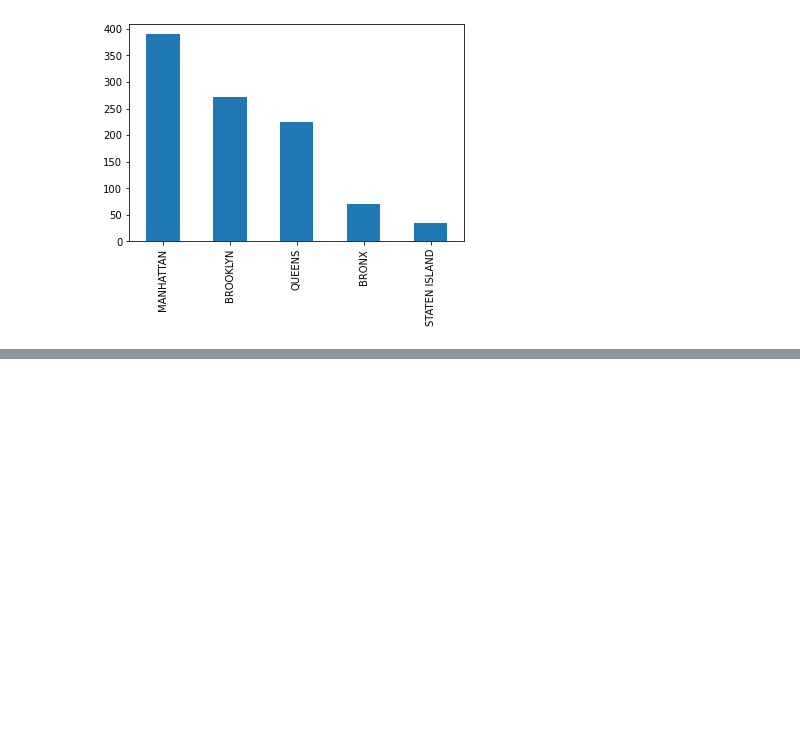
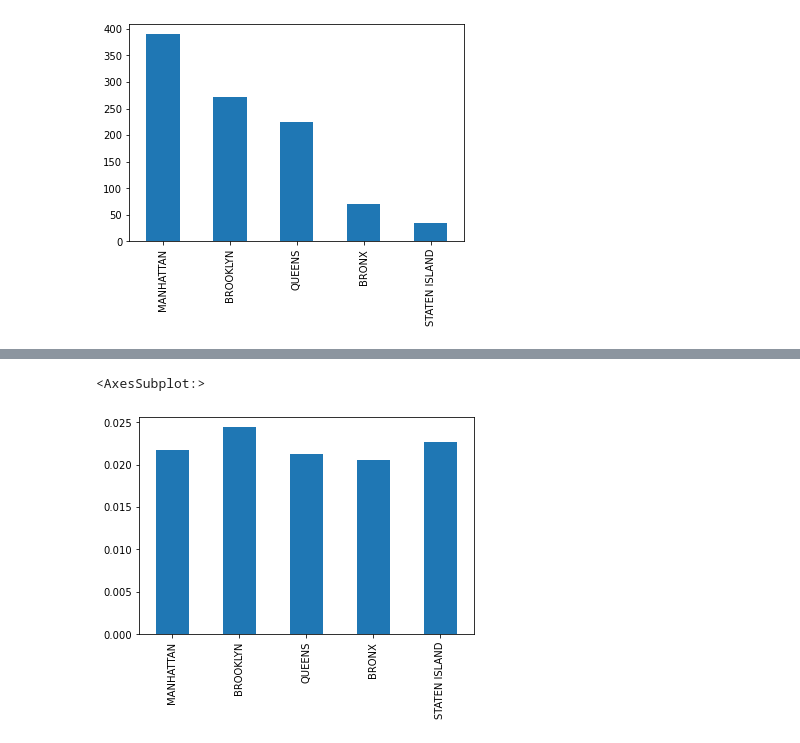
Before and after one commit to abhinav-sharma-6167/DS-Programming, a Jupyter notebook: Python HW2 - Abhinav First Pass.ipynb, the cells around one changed output, grey strips where cells are left out. Cells and saved outputs as stored; diff of their text form; code cells hidden in the pictures; blank space fills up the shorter version.

```diff
--- a/Python HW2 - Abhinav First Pass.ipynb
+++ b/Python HW2 - Abhinav First Pass.ipynb
@@ -147,0 +164,3 @@ df_subset['BORO'].value_counts().plot(kind='bar')
+# %%
+df_subset2 = df[(df['DBA'].isin(chains['DBA'].value_counts().index))]
+df_subset2 = df_subset2[df_subset2['BORO'] != "Missing"]
@@ -147,0 +176,3 @@ df_subset['BORO'].value_counts().plot(kind='bar')
+# %%
+merged_df = df_subset2['BORO'].value_counts().to_frame().merge(df_subset['BORO'].value_counts().to_frame(), how='left', left_index=True,right_index=True).rename(columns={'BORO_x':'chains','BORO_y':'nonchains'})
+merged_df
@@ -147,0 +186,6 @@ df_subset['BORO'].value_counts().plot(kind='bar')
+# %%
+merged_df['nonchains_prop'] = merged_df['nonchains']/(merged_df['nonchains']+merged_df['chains'])
+merged_df['nonchains_prop'].plot(kind='bar')
+# %% [output]
+<AxesSubplot:>
+[figure, added]
```
Also changed, not shown: parts of 68 cells of this notebook.
